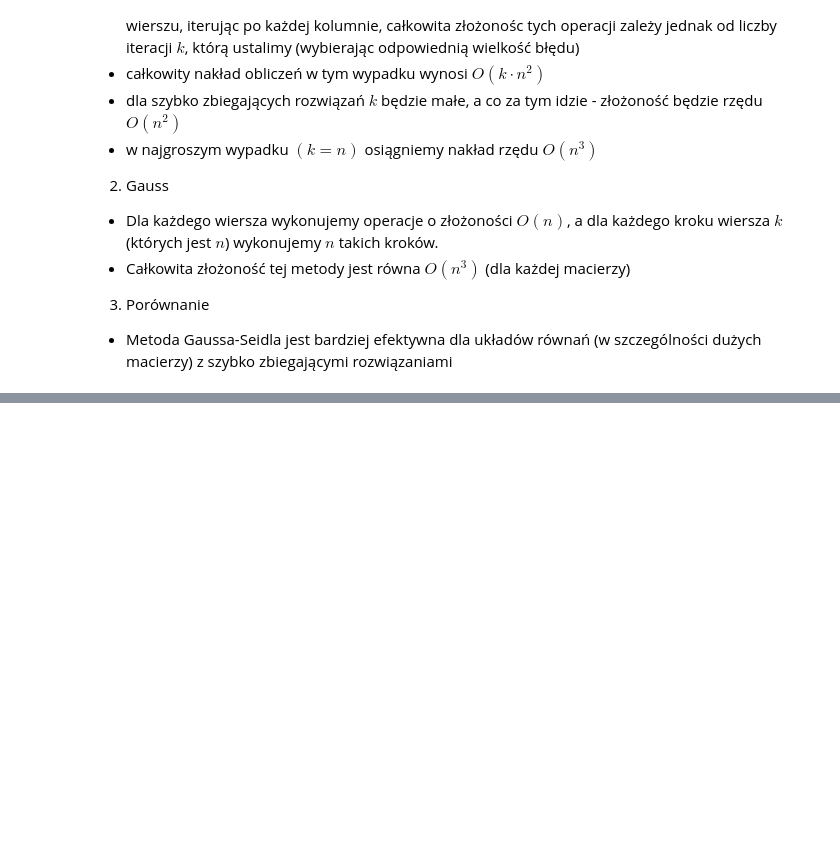
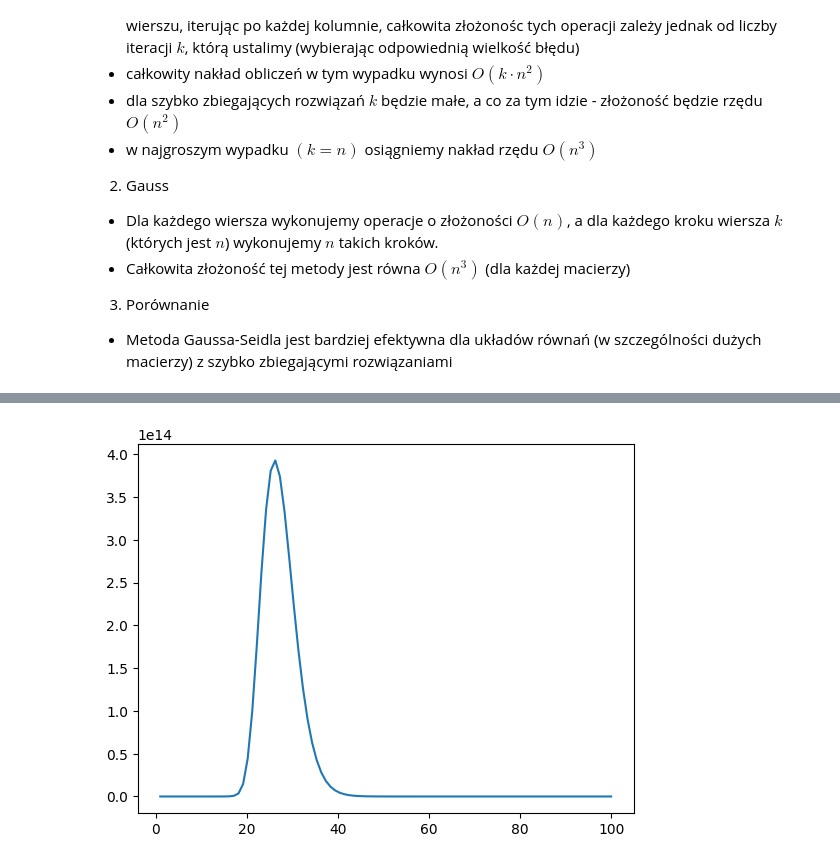
Before and after one commit to rafglo/Metody-numeryczne, a Jupyter notebook: lista3.ipynb, the cells around one changed output, grey strips where cells are left out. Drawn from its saved outputs; the diff is of its cells as text; code cells hidden in the pictures; blank space fills up the shorter version.

```diff
--- a/lista3.ipynb
+++ b/lista3.ipynb
@@ -249,0 +263,22 @@ Złożoność obliczeniowa:
+# %%
+def x_k(k, n, B):
+    x = np.ones(n)
+    for i in range(k):
+        x = np.dot(x, B)
+    return x
+# %%
+def eta(k, n, B):
+    return np.linalg.norm(x_k(k, n, B), 2) / np.linalg.norm(x_k(0, n, B), 2)
+# %%
+etas = []
+B = upper_bidiagonal_matrix(20)
+for k in range(1, 100):
+    etas.append(eta(k,20, B))
+# %%
+ks = np.linspace(1,k+1,k)
+# %%
+import matplotlib.pyplot as plt
+plt.plot(ks, etas)
+plt.show()
+# %% [output]
+[figure, added]
```
Also changed, not shown: parts of 2 cells of this notebook.
